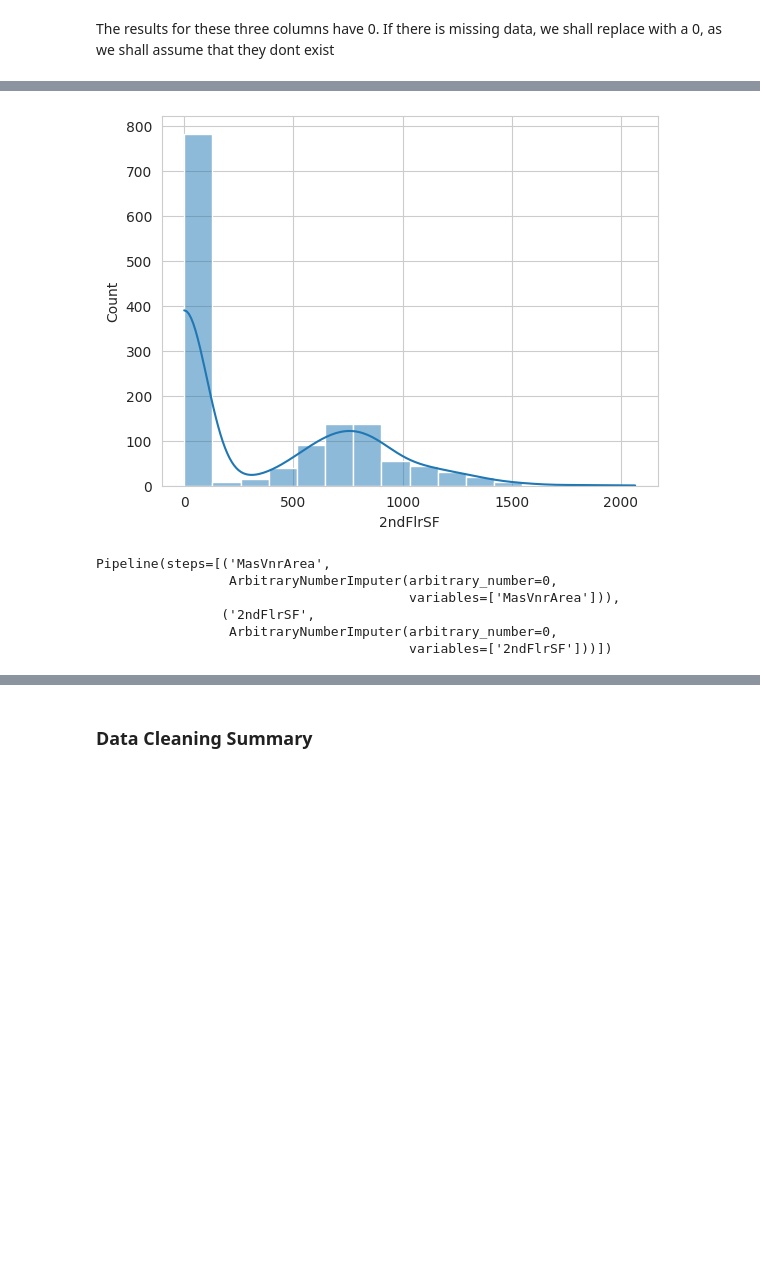
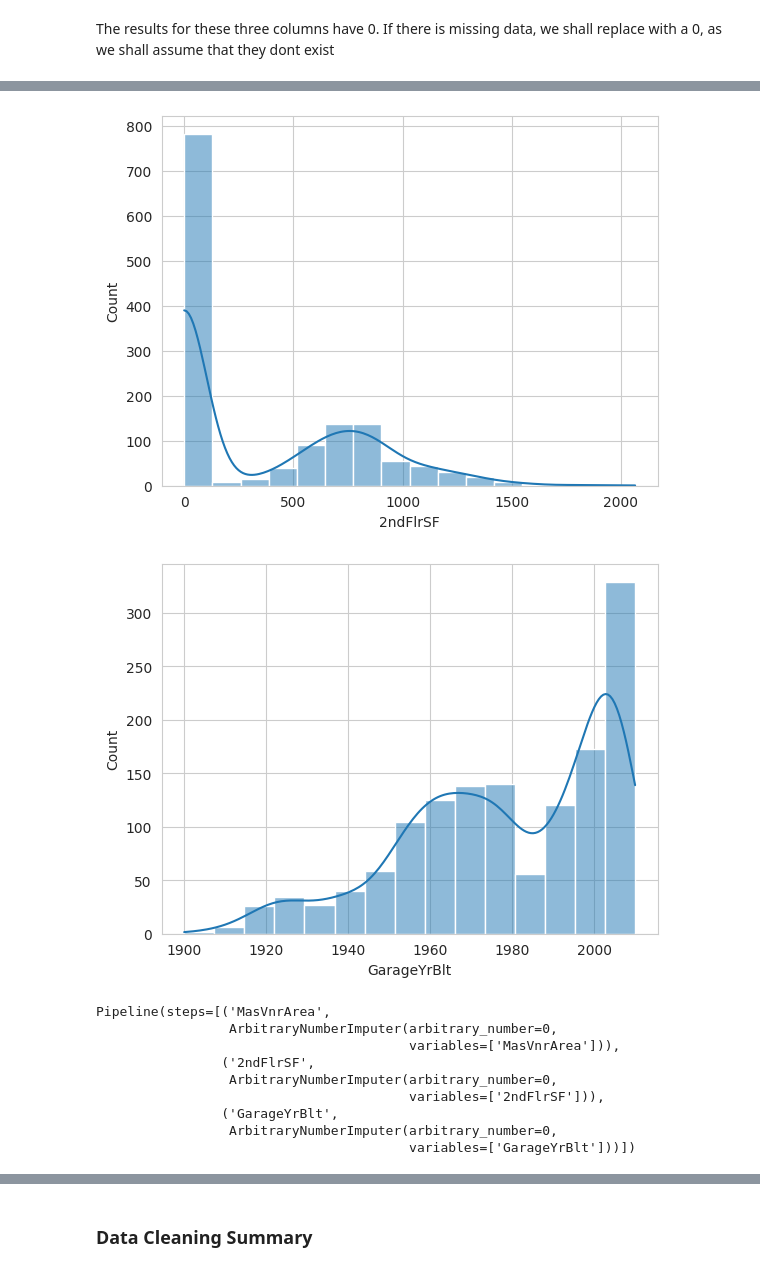
Before and after one commit to JohnStuartPhil/p5test, a Jupyter notebook: jupyter_notebooks/03 - DataCleaning.ipynb, the cells around one changed output, grey strips where cells are left out. Saved outputs shown, nothing was run; the diff lists cells and outputs as text; code cells hidden in the pictures; blank space fills up the shorter version.

```diff
--- a/jupyter_notebooks/03 - DataCleaning.ipynb
+++ b/jupyter_notebooks/03 - DataCleaning.ipynb
@@ -276,13 +293,14 @@ MasVnrArea     8
 dtype: int64
 # %%
 sns.set_style('whitegrid')
-for col in ['MasVnrArea', '2ndFlrSF']:
+for col in ['MasVnrArea', '2ndFlrSF', 'GarageYrBlt']:
   sns.histplot(data=df, x=col, kde=True)
   plt.show()
   print('\n')
 # %% [output]
 [figure]
 [figure]
+[figure, added]
 # %%
 from sklearn.pipeline import Pipeline
 pipeline = Pipeline([
@@ -290,6 +308,8 @@ pipeline = Pipeline([
                                                   variables=['MasVnrArea']) ),
       ( '2ndFlrSF',  ArbitraryNumberImputer(arbitrary_number=0,
                                                   variables=['2ndFlrSF']) ),
+      ( 'GarageYrBlt',  ArbitraryNumberImputer(arbitrary_number=0,
+                                                  variables=['GarageYrBlt']) ),
 ])
 pipeline
 # %% [output]
@@ -298,7 +318,10 @@ Pipeline(steps=[('MasVnrArea',
                                         variables=['MasVnrArea'])),
                 ('2ndFlrSF',
                  ArbitraryNumberImputer(arbitrary_number=0,
-                                        variables=['2ndFlrSF']))])
+                                        variables=['2ndFlrSF'])),
+                ('GarageYrBlt',
+                 ArbitraryNumberImputer(arbitrary_number=0,
+                                        variables=['GarageYrBlt']))])
 # %%
 pipeline.fit(df)
 # %% [output]
```
Also changed, not shown: parts of 23 cells of this notebook.
